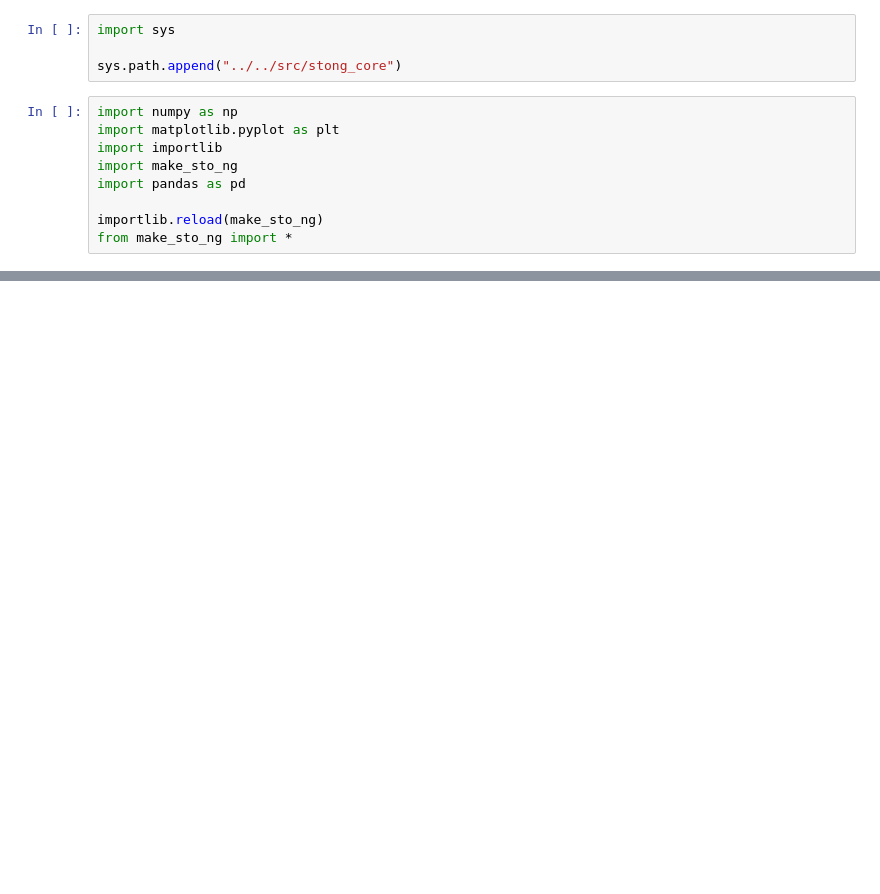
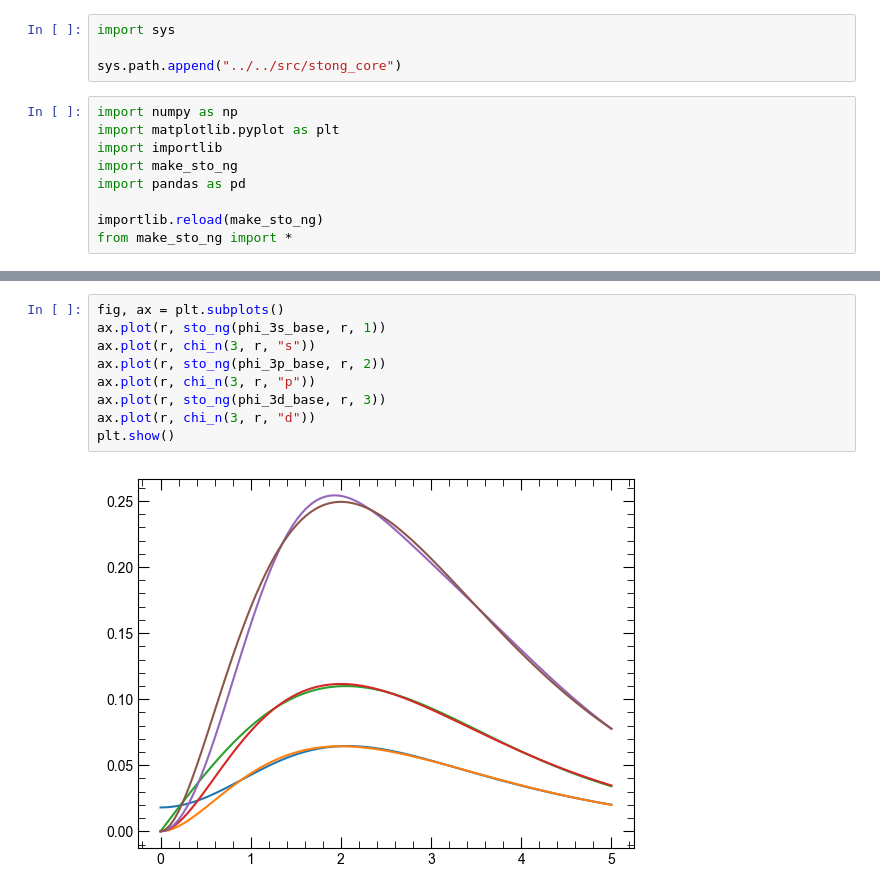
Before and after one commit to yamashun99/molecule, a Jupyter notebook: examples/make_base/main_make_sto_ng.ipynb, the cells around one changed output, grey strips where cells are left out. Drawn from its saved outputs; the diff is of its cells as text; blank space fills up the shorter version.

```diff
--- a/examples/make_base/main_make_sto_ng.ipynb
+++ b/examples/make_base/main_make_sto_ng.ipynb
@@ -74,0 +125,11 @@ plt.show()
+# %%
+fig, ax = plt.subplots()
+ax.plot(r, sto_ng(phi_3s_base, r, 1))
+ax.plot(r, chi_n(3, r, "s"))
+ax.plot(r, sto_ng(phi_3p_base, r, 2))
+ax.plot(r, chi_n(3, r, "p"))
+ax.plot(r, sto_ng(phi_3d_base, r, 3))
+ax.plot(r, chi_n(3, r, "d"))
+plt.show()
+# %% [output]
+[figure, added]
```
Also changed, not shown: parts of 10 cells of this notebook, 8 other files.
